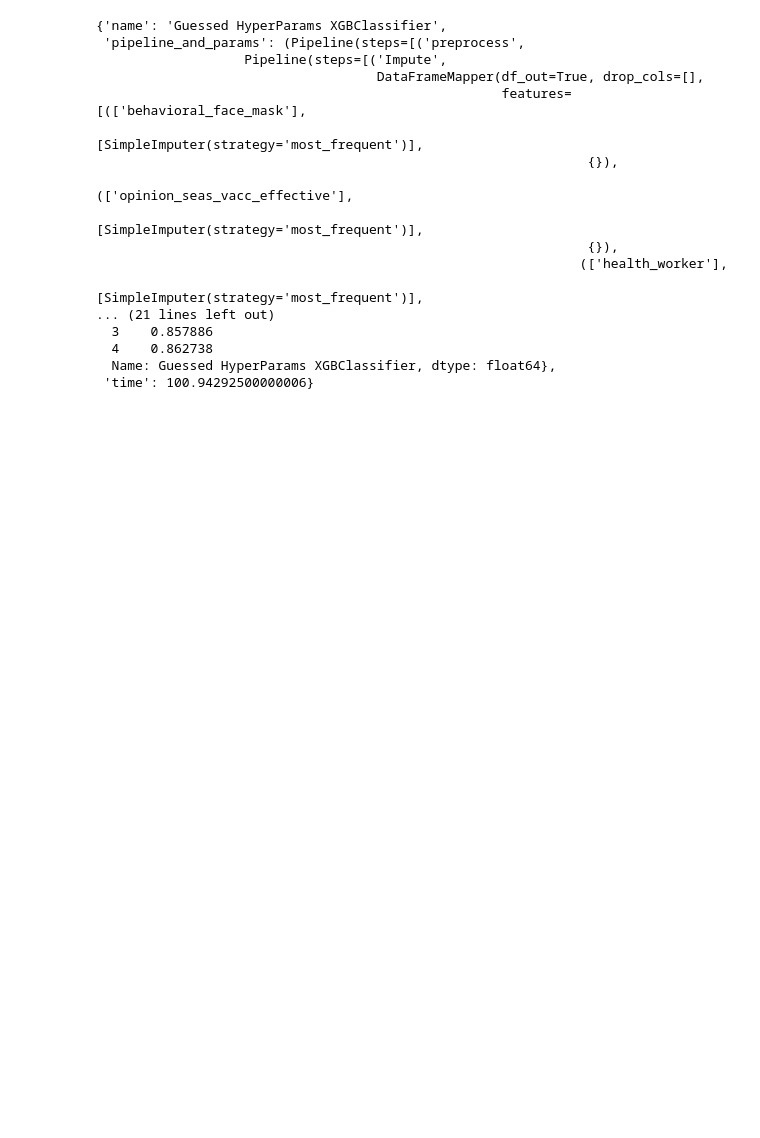
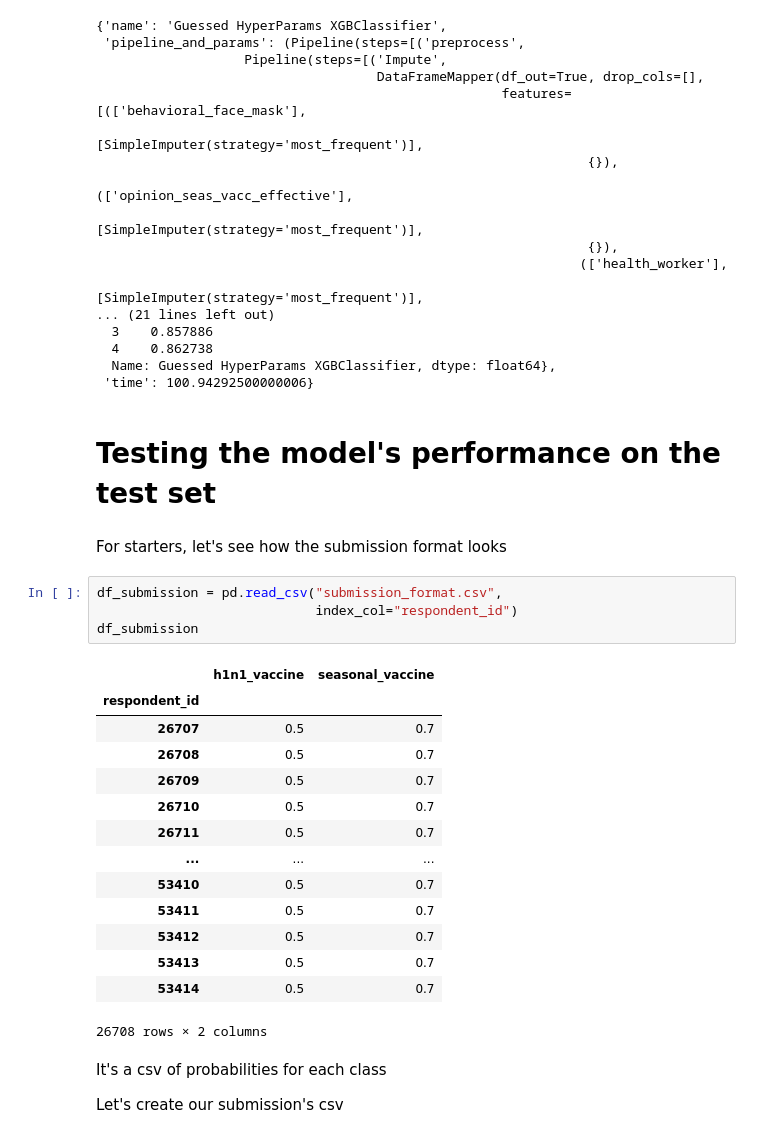
Before and after one commit to blackBagel/flu-shots, a Jupyter notebook: Flu_shot_forecast.ipynb, the cells around one changed output. Drawn from its saved outputs; the diff is of its cells as text; blank space fills up the shorter version.

Commit message:
Adding my first submission

```diff
--- a/Flu_shot_forecast.ipynb
+++ b/Flu_shot_forecast.ipynb
@@ -1325,3 +1325,30 @@ best_model_so_far
   4    0.862738
   Name: Guessed HyperParams XGBClassifier, dtype: float64},
  'time': 100.94292500000006}
+# %% [markdown]
+# Testing the model's performance on the test set
+# %% [markdown]
+For starters, let's see how the submission format looks
+# %%
+df_submission = pd.read_csv("submission_format.csv",
+                            index_col="respondent_id")
+df_submission
+# %% [output]
+|  | h1n1_vaccine | seasonal_vaccine |
+| respondent_id |  |  |
+| 26707 | 0.5 | 0.7 |
+| 26708 | 0.5 | 0.7 |
+| 26709 | 0.5 | 0.7 |
+| 26710 | 0.5 | 0.7 |
+| 26711 | 0.5 | 0.7 |
+| ... | ... | ... |
+| 53410 | 0.5 | 0.7 |
+| 53411 | 0.5 | 0.7 |
+| 53412 | 0.5 | 0.7 |
+| 53413 | 0.5 | 0.7 |
+| 53414 | 0.5 | 0.7 |
+26708 rows × 2 columns
+# %% [markdown]
+It's a csv of probabilities for each class
+
+Let's create our submission's csv
```
Also changed, not shown: parts of 10 cells of this notebook, 1 other file.
